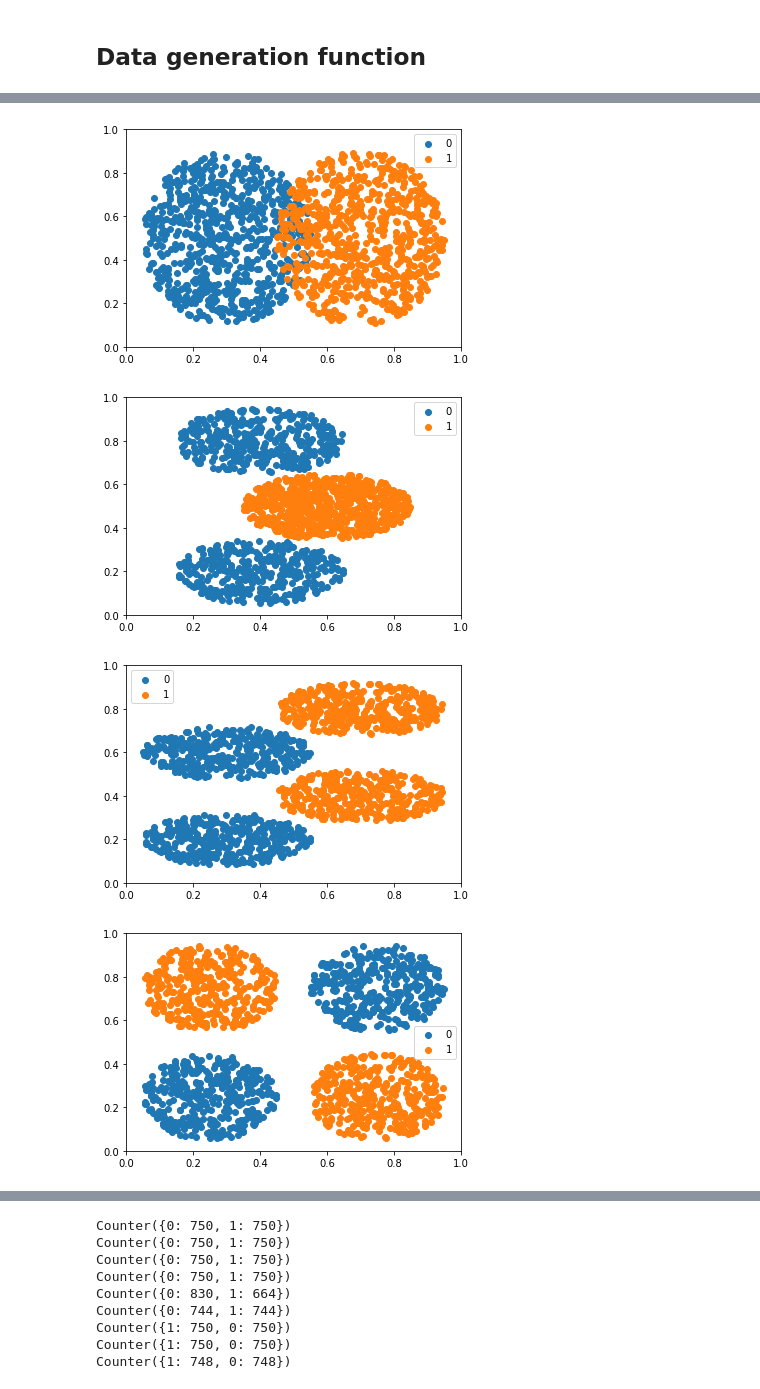
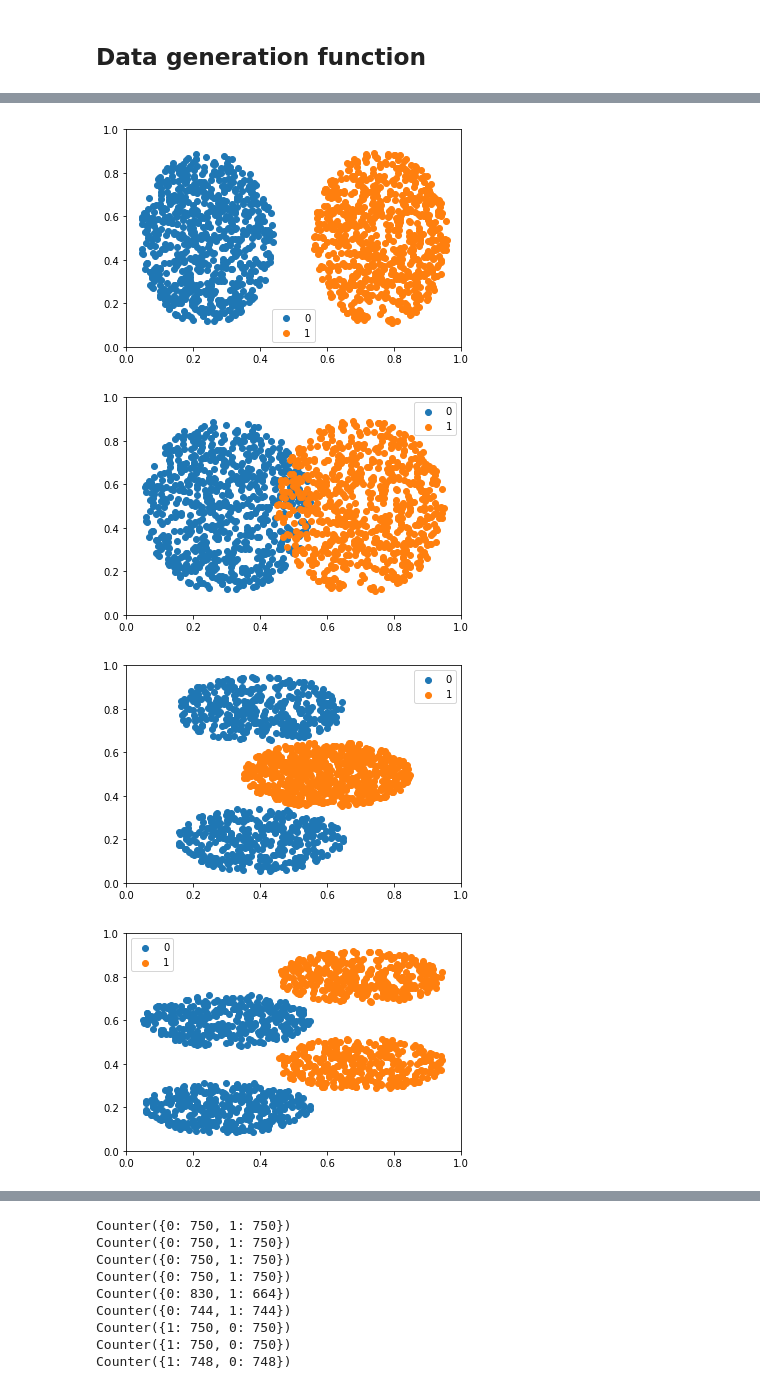
Before and after one commit to bagmk/Quantum_Machine_Learning_Express, a Jupyter notebook: dataset/Data Generation Draft 3.ipynb, the cells around one changed output, grey strips where cells are left out. Cells and saved outputs as stored; diff of their text form; code cells hidden in the pictures.

```diff
--- a/dataset/Data Generation Draft 3.ipynb
+++ b/dataset/Data Generation Draft 3.ipynb
@@ -54,6 +54,24 @@ def my_plot(data,lab,counter):
 #Seeding is defined inside of the function
 #Those functions will generate dataset, and lableing and the number of the counters of each label.
 #label are {0,1}, and they are equally divided into 1:1 ratio.
+
+def data0test():
+    seed(30)
+    X1=my_circle([0.24,0.5],0.2,0.4,750)
+    X2=my_circle([0.76,0.5],0.2,0.4,750)
+    y1=[0] * 750
+    y2=[1] * 750
+
+    X_1=np.concatenate((X1,X2))
+    y_1=np.concatenate((y1, y2))
+
+    # Generate uniform noise
+    counter = Counter(y_1)
+
+    return X_1, y_1, counter
+
+
+
 
 def data1a():
     seed(30)
@@ -310,3 +328,5 @@ def data3c():
     counter = Counter(y_1)
 
     return X_1, y_1, counter
+# Plot
+my_plot(data1a()[0],data1a()[1],data1a()[2])
@@ -313,27 +335,31 @@ def data3c():
 # %%
+# Plot
+my_plot(data0test()[0],data0test()[1],data0test()[2])
+
+
 # Plot
 my_plot(data1a()[0],data1a()[1],data1a()[2])
 # Plot
 my_plot(data1b()[0],data1b()[1],data1b()[2])
 # Plot
 my_plot(data1c()[0],data1c()[1],data1c()[2])
 
 # Plot
 my_plot(data2a()[0],data2a()[1],data2a()[2])
 # Plot
 my_plot(data2b()[0],data2b()[1],data2b()[2])
 # Plot
 my_plot(data2c()[0],data2c()[1],data2c()[2])
 
 
 # Plot
 my_plot(data3a()[0],data3a()[1],data3a()[2])
 # Plot
 my_plot(data3b()[0],data3b()[1],data3b()[2])
 # Plot
 my_plot(data3c()[0],data3c()[1],data3c()[2])
 # %% [output]
-[figure, old version]
+[figure, new version]
-[figure, old version]
+[figure, new version]
-[figure, old version]
+[figure, new version]
-[figure, old version]
+[figure, new version]
```
Also changed, not shown: parts of 3 cells of this notebook, 2 other files.
